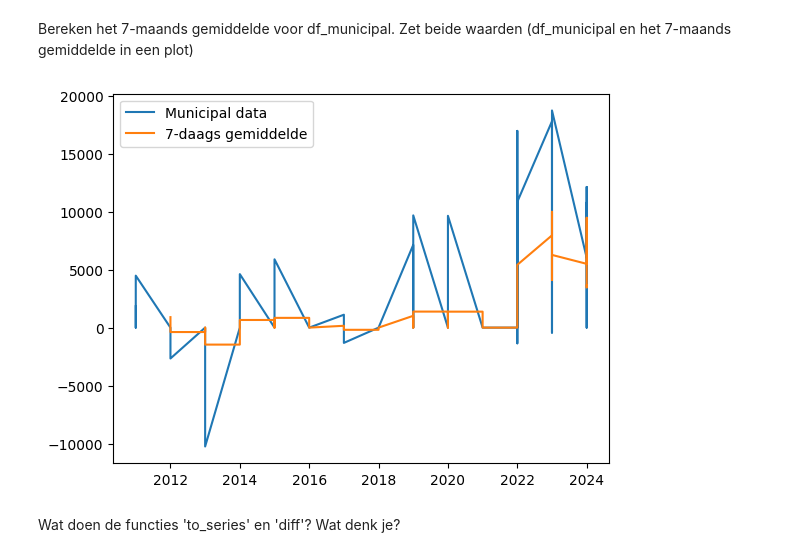
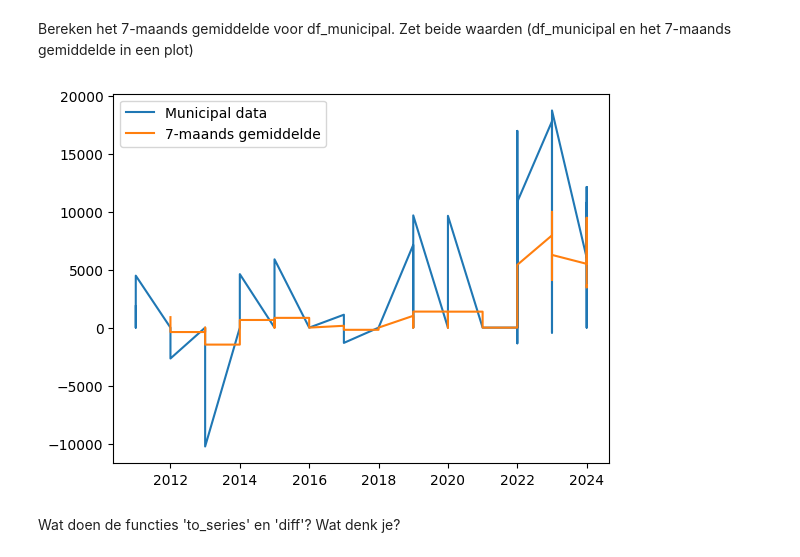
Before and after one commit to Jef-DS/pandas, a Jupyter notebook: pandas_opl12.ipynb, the cells around one changed output. Saved outputs shown, nothing was run; the diff lists cells and outputs as text; code cells hidden in the pictures.

Commit message:
fout in legend in pandas_opl12

```diff
--- a/pandas_opl12.ipynb
+++ b/pandas_opl12.ipynb
@@ -142,12 +142,12 @@ Bereken het 7-maands gemiddelde voor df_municipal. Zet beide waarden (df_municip
 # %%
 import matplotlib.pyplot as plt
 df_municipal_7_maands = df_municipal.rolling(7).mean()
 plt.plot(df_municipal.index.year, df_municipal, label='Municipal data')
-plt.plot(df_municipal_7_maands.index.year, df_municipal_7_maands, label='7-daags gemiddelde')
+plt.plot(df_municipal_7_maands.index.year, df_municipal_7_maands, label='7-maands gemiddelde')
 plt.legend()
 plt.show()
 # %% [output]
-[figure, old version]
+[figure, new version]
 # %% [markdown]
 Wat doen de functies 'to_series' en 'diff'? Wat denk je?
 # %%
```
